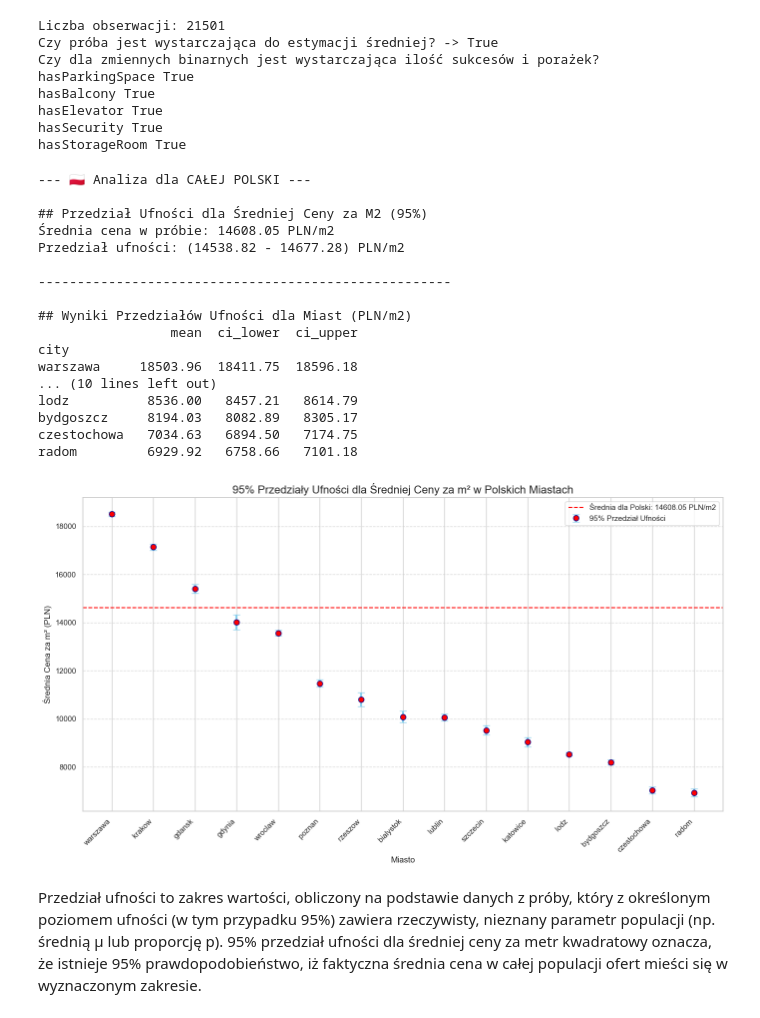
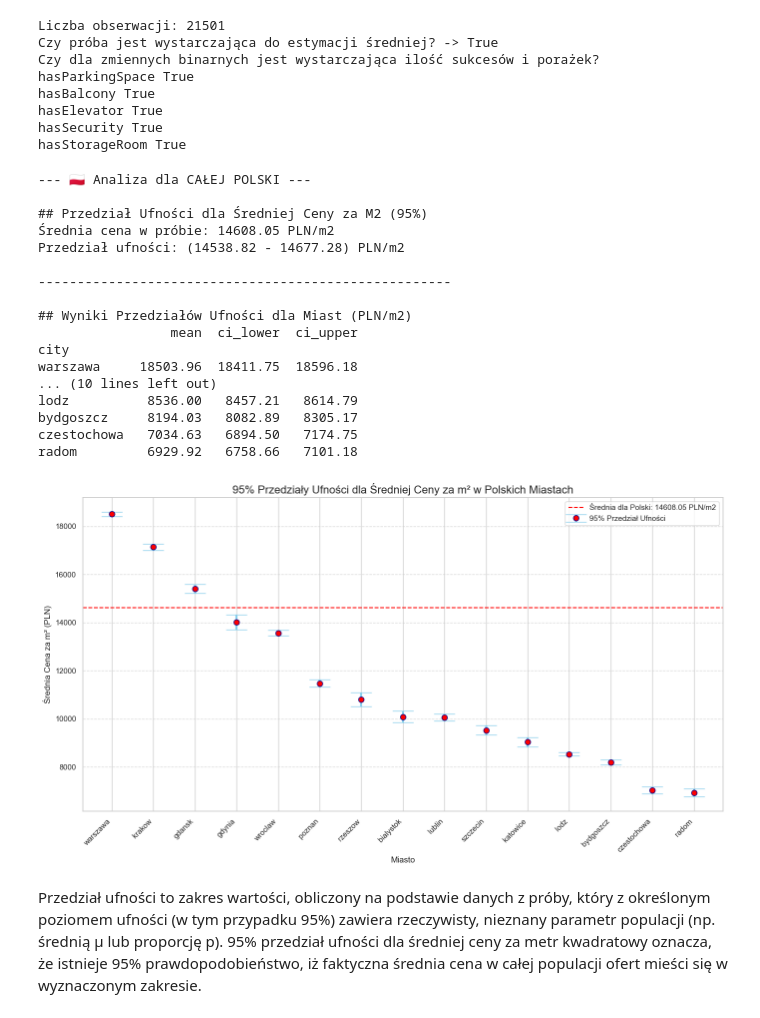
Before and after one commit to majadoris778/Analiza-Danych-R-i-Python-Grupa-Wsparcie-Projektowe, a Jupyter notebook: Projekt.ipynb, the cells around one changed output. Saved outputs shown, nothing was run; the diff lists cells and outputs as text; code cells hidden in the pictures.

```diff
--- a/Projekt.ipynb
+++ b/Projekt.ipynb
@@ -774,18 +770,13 @@ hasElevator True
 hasSecurity True
 hasStorageRoom True
 # %%
-import pandas as pd
-import numpy as np
-import scipy.stats as stats
-import matplotlib.pyplot as plt
-import seaborn as sns
-
-# ZAKŁADAMY, ŻE RAMKA DANYCH 'df' JEST JUŻ WŁADOWANA I ZAWIERA KOLUMNY 'city' ORAZ 'pricePerM2'
+# -----------------------------
+# 2. Przedział Ufności dla Średniej Ceny za M2 w CAŁEJ POLSCE
+# -----------------------------
 
 # Ustawienie estetyki wykresów
 sns.set_theme(style="whitegrid")
 
-## 1. Przedział Ufności dla Średniej Ceny za M2 w CAŁEJ POLSCE
 print("--- 🇵🇱 Analiza dla CAŁEJ POLSKI ---")
 
 confidence_level = 0.95
@@ -851,7 +842,7 @@ plt.errorbar(
     y=ci_by_city['mean'], # Średnia cena (punkt centralny)
     yerr=yerr_data, # Margines błędu (długość ramienia)
     fmt='o', # Format znacznika (kropka)
-    capsize=5, # Rozmiar "czapeczki" na końcach ramion
+    capsize=15, # Rozmiar "czapeczki" na końcach ramion
     color='darkblue',
     ecolor='skyblue',
     elinewidth=3,
@@ -864,33 +855,33 @@ plt.errorbar(
 plt.axhline(pricePerM2_mean, color='red', linestyle='--', linewidth=1.5, label=f'Średnia dla Polski: {pricePerM2_mean:.2f} PLN/m2')
 
 plt.title('95% Przedziały Ufności dla Średniej Ceny za m² w Polskich Miastach', fontsize=16)
 plt.xlabel('Miasto', fontsize=12)
 plt.ylabel('Średnia Cena za m² (PLN)', fontsize=12)
 plt.xticks(rotation=45, ha='right')
 plt.grid(axis='y', linestyle='--', alpha=0.7)
 plt.legend()
 plt.tight_layout()
 plt.show()
 
 # Poniższy tag wygeneruje wizualizację, która jest kluczowa dla zrozumienia wyników.
 # %% [output]
 --- 🇵🇱 Analiza dla CAŁEJ POLSKI ---
 
 ## Przedział Ufności dla Średniej Ceny za M2 (95%)
 Średnia cena w próbie: 14608.05 PLN/m2
 Przedział ufności: (14538.82 - 14677.28) PLN/m2
 
 -----------------------------------------------------
 
 ## Wyniki Przedziałów Ufności dla Miast (PLN/m2)
                  mean  ci_lower  ci_upper
 city
 warszawa     18503.96  18411.75  18596.18
 ... (10 lines left out)
 lodz          8536.00   8457.21   8614.79
 bydgoszcz     8194.03   8082.89   8305.17
 czestochowa   7034.63   6894.50   7174.75
 radom         6929.92   6758.66   7101.18
-[figure, old version]
+[figure, new version]
 # %% [markdown]
 Przedział ufności to zakres wartości, obliczony na podstawie danych z próby, który z określonym poziomem ufności (w tym przypadku 95%) zawiera rzeczywisty, nieznany parametr populacji (np. średnią μ lub proporcję p). 95% przedział ufności dla średniej ceny za metr kwadratowy oznacza, że istnieje 95% prawdopodobieństwo, iż faktyczna średnia cena w całej populacji ofert mieści się w wyznaczonym zakresie.
```
Also changed, not shown: parts of 8 cells of this notebook.
